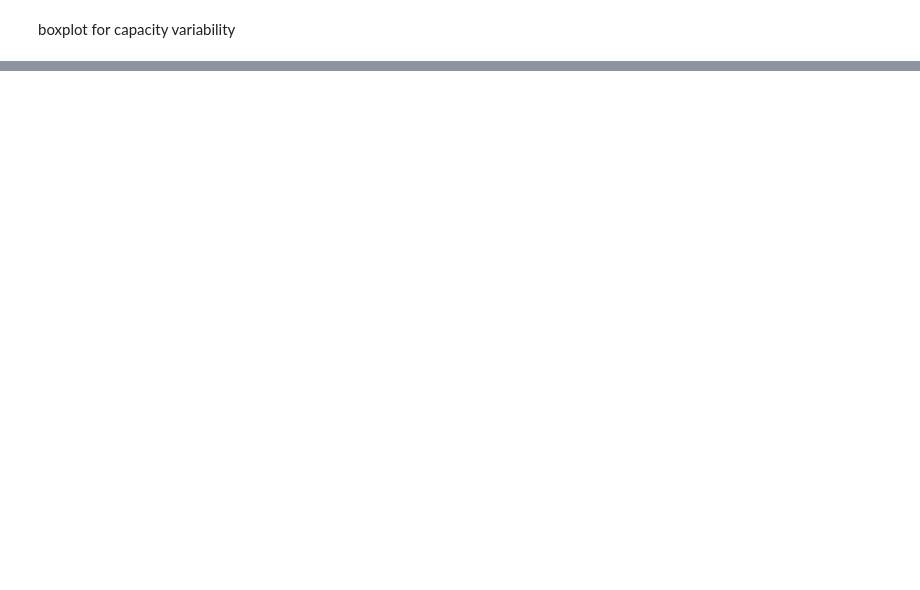
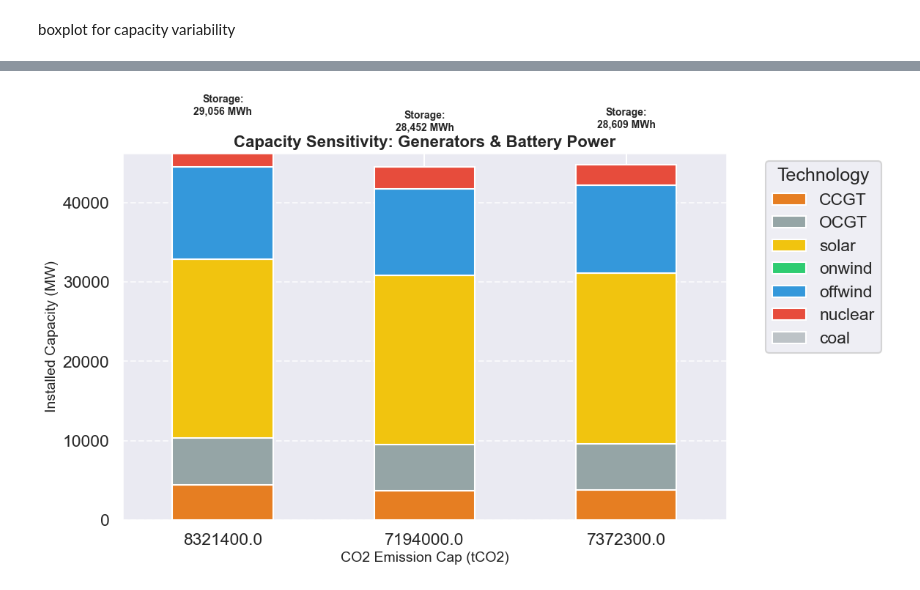
Before and after one commit to lc253264/Integrated-Energy-Grids-Group-29, a Jupyter notebook: Belgium_model_task_abcf.ipynb, the cells around one changed output, grey strips where cells are left out. Cells and saved outputs as stored; diff of their text form; code cells hidden in the pictures; blank space fills up the shorter version.

```diff
--- a/Belgium_model_task_abcf.ipynb
+++ b/Belgium_model_task_abcf.ipynb
@@ -1368,5 +1240,10 @@ HiGHS run time      :         61.61
 # %%
 # 4. Results Extraction
+colors = {
+    'CCGT': '#e67e22', 'OCGT': '#95a5a6', 'solar': '#f1c40f',
+    'onwind': '#2ecc71', 'offwind': '#3498db', 'nuclear': '#e74c3c', 'coal': '#bdc3c7'
+}
+
 opt_capacity = cap.solution.to_series()
 total_gen = gen.solution.sum('time').to_series()
 total_cost = m.objective.value
@@ -1562,0 +1603,77 @@ Passing `palette` without assigning `hue` is deprecated and will be removed in v
+# %%
+# 4. Results Extraction & Multi-Cap Analysis (with Battery Storage)
+colors = {
+    'CCGT': '#e67e22', 'OCGT': '#95a5a6', 'solar': '#f1c40f',
+    'onwind': '#2ecc71', 'offwind': '#3498db', 'nuclear': '#e74c3c', 'coal': '#bdc3c7',
+    'Battery_P': '#9b59b6', 'Battery_E': '#8e44ad' # Added battery colors
+}
+
+# --- Create Comparative DataFrames ---
+# 1. Capacity DataFrame (Generators + Battery Power)
+cap_data = {}
+for cap_val in co2_caps:
+    # Combine generator capacities and battery power capacity
+    s = results[cap_val]['capacity'].copy()
+    s['Battery_MW'] = results[cap_val]['batt_power']
+    cap_data[cap_val] = s
+
+df_cap_sensitivity = pd.DataFrame(cap_data).T
+df_cap_sensitivity.index.name = 'CO2_Cap_tCO2'
+
+# 2. General Metrics (Cost, Tax, Battery Energy)
+metrics_data = []
+for cap_val in co2_caps:
+    res = results[cap_val]
+    metrics_data.append({
+        'CO2_Cap': cap_val,
+        'Tax': abs(res['co2_price']),
+        'Total_Cost': res['total_cost'],
+        'Batt_Energy_MWh': res['batt_energy'],
+        'Batt_Duration_h': res['batt_energy'] / res['batt_power'] if res['batt_power'] > 0 else 0
+    })
+df_metrics = pd.DataFrame(metrics_data).set_index('CO2_Cap')
+
+# --- Detailed Console Output ---
+print("\n" + "="*50)
+print(f"{'CO2 SENSITIVITY SUMMARY (WITH STORAGE)':^50}")
+print("="*50)
+
+for cap_val in co2_caps:
+    res = results[cap_val]
+    tax = abs(res['co2_price'])
+
+    print(f"\n[Cap: {cap_val/1e6:.2f} Mt CO2] -> Tax: {tax:.2f} EUR/tCO2 | Status: {res['status']}")
+    print(f"{'-'*50}")
+    print(f"  STORAGE: {res['batt_power']:8.2f} MW | {res['batt_energy']:8.2f} MWh")
+
+    print("  GENERATION CAPACITIES (MW):")
+    for tech, val in res['capacity'].items():
+        if val > 1e-3: # Only print active techs
+            print(f"    {tech:10}: {val:10.2f}")
+
+    print(f"  Total System Cost: {res['total_cost']:,.2f} EUR")
+
+# --- Visualization ---
+import matplotlib.pyplot as plt
+
+# Plot 1: Capacity Expansion (Stacked)
+# Note: We use a different mapping for Battery Power in the plot
+plot_colors = {**colors, 'Battery_MW': colors['Battery_P']}
+
+ax = df_cap_sensitivity.plot(kind='bar', stacked=True, figsize=(12, 7), color=plot_colors)
+plt.title('Capacity Sensitivity: Generators & Battery Power', fontsize=16, fontweight='bold')
+plt.ylabel('Installed Capacity (MW)', fontsize=14)
+plt.xlabel('CO2 Emission Cap (tCO2)', fontsize=14)
+plt.xticks(rotation=0)
+plt.legend(title="Technology", bbox_to_anchor=(1.05, 1), loc='upper left')
+plt.grid(axis='y', linestyle='--', alpha=0.7)
+
+# Add Battery Energy info as text labels on top of bars
+for i, (cap_val, row) in enumerate(df_metrics.iterrows()):
+    plt.text(i, df_cap_sensitivity.iloc[i].sum(),
+             f"Storage:\n{row['Batt_Energy_MWh']:,.0f} MWh",
+             ha='center', va='bottom', fontsize=10, fontweight='bold')
+
+plt.tight_layout()
+plt.show()
+# %% [output]
@@ -1562,0 +1697 @@ Passing `palette` without assigning `hue` is deprecated and will be removed in v
+[figure, added]
```
Also changed, not shown: parts of 27 cells of this notebook.
